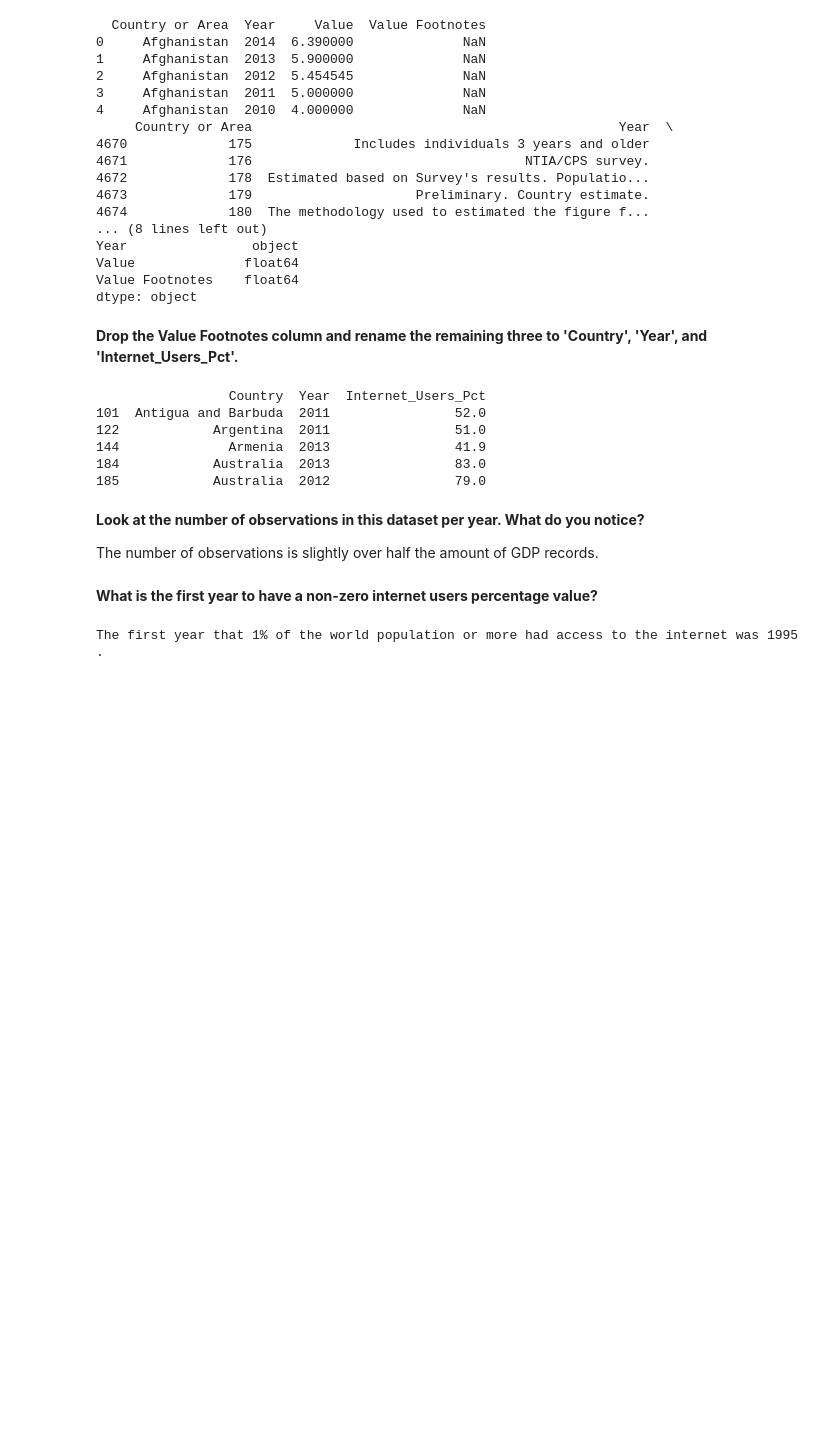
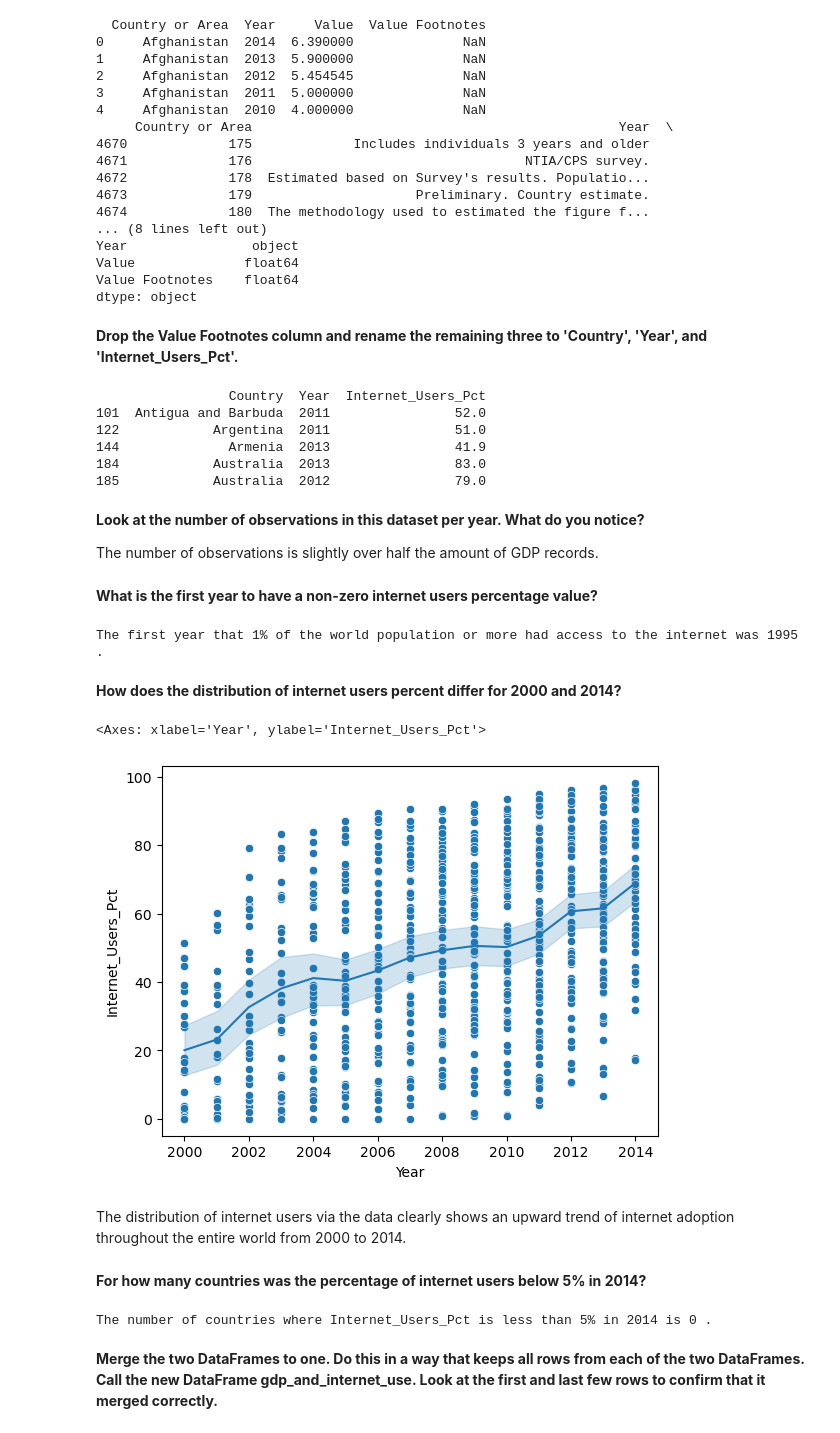
Before and after one commit to NSS-Data-Analytics-Cohort-8/gdp-and-internet-usage-thenicknash, a Jupyter notebook: notebooks/un_project.ipynb, the cells around one changed output. Cells and saved outputs as stored; diff of their text form; code cells hidden in the pictures; blank space fills up the shorter version.

Commit message:
completed through question 21

```diff
--- a/notebooks/un_project.ipynb
+++ b/notebooks/un_project.ipynb
@@ -228,6 +228,9 @@ dtype: object
 # Dropping rows with NaN values
 internet_df.dropna(inplace=True)
 
+# Change year to integer
+internet_df['Year'] = internet_df['Year'].astype(int)
+
 internet_df.drop('Value Footnotes', axis=1, inplace=True)
 internet_df.rename(columns={'Country or Area': 'Country', 'Value': 'Internet_Users_Pct'}, inplace=True)
 print(internet_df.head())
@@ -250,3 +253,26 @@ first_year_1_pct = internet_pct_by_year_df[internet_pct_by_year_df['Internet_Use
 print('The first year that 1% of the world population or more had access to the internet was', first_year_1_pct, '.')
 # %% [output]
 The first year that 1% of the world population or more had access to the internet was 1995 .
+# %% [markdown]
+<b>How does the distribution of internet users percent differ for 2000 and 2014?</b>
+# %%
+internet_pct_2000_to_2014_df = internet_df[internet_df['Year'].between(2000, 2014)]
+internet_pct_2000_to_2014_ordered = internet_pct_2000_to_2014_df.sort_values(by='Year', ascending=True)
+
+sns.scatterplot(data=internet_pct_2000_to_2014_ordered, x="Year", y="Internet_Users_Pct")
+sns.lineplot(data=internet_pct_2000_to_2014_ordered, x="Year", y="Internet_Users_Pct")
+# %% [output]
+<Axes: xlabel='Year', ylabel='Internet_Users_Pct'>
+[figure, added]
+# %% [markdown]
+The distribution of internet users via the data clearly shows an upward trend of internet adoption throughout the entire world from 2000 to 2014.
+# %% [markdown]
+<b>For how many countries was the percentage of internet users below 5% in 2014?</b>
+# %%
+internet_pct_2014_df = internet_df[internet_df['Year'] == 2014]
+internet_pct_2014_lt_5_df = internet_pct_2014_df[internet_pct_2014_df['Internet_Users_Pct'] < 5]
+print('The number of countries where Internet_Users_Pct is less than 5% in 2014 is', len(internet_pct_2014_lt_5_df), '.')
+# %% [output]
+The number of countries where Internet_Users_Pct is less than 5% in 2014 is 0 .
+# %% [markdown]
+<b>Merge the two DataFrames to one. Do this in a way that keeps all rows from each of the two DataFrames. Call the new DataFrame gdp_and_internet_use. Look at the first and last few rows to confirm that it merged correctly.</b>
```
Also changed, not shown: parts of 5 cells of this notebook.
